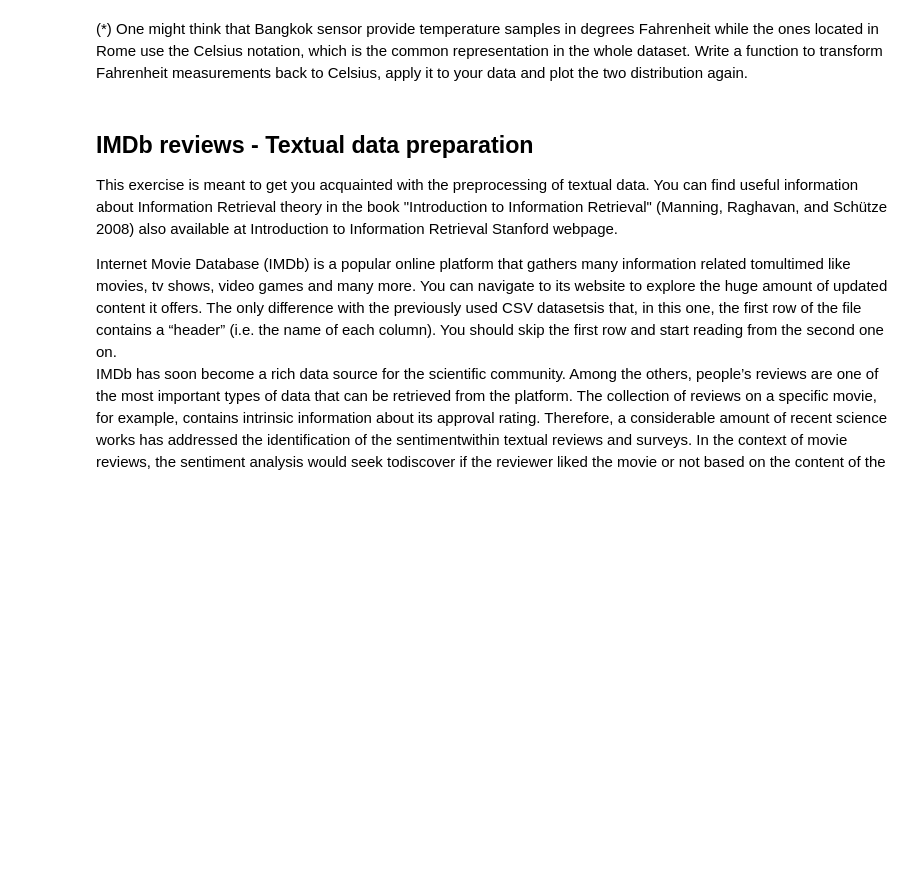
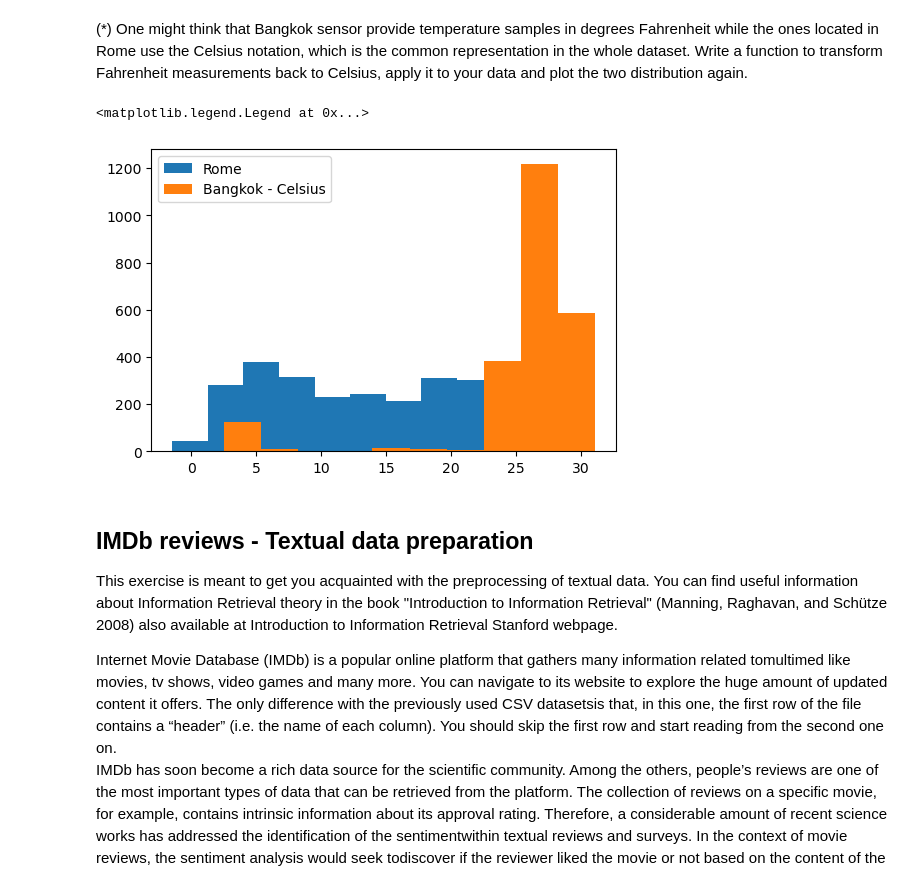
Before and after one commit to francescodisalvo05/Data-Science-Lab-Exercises, a Jupyter notebook: Notebooks/2-Laboratory-15-10-2020.ipynb, the cells around one changed output. Saved outputs shown, nothing was run; the diff lists cells and outputs as text; code cells hidden in the pictures; blank space fills up the shorter version.

```diff
--- a/Notebooks/2-Laboratory-15-10-2020.ipynb
+++ b/Notebooks/2-Laboratory-15-10-2020.ipynb
@@ -206,5 +220,16 @@ Coldest ***
 # %% [markdown]
 (*) One might think that Bangkok sensor provide temperature samples in degrees Fahrenheit while the ones located in Rome use the Celsius notation, which is the common representation in the whole dataset. Write a function to transform Fahrenheit measurements back to Celsius, apply it to your data and plot the two distribution again.
+# %%
+import matplotlib.pyplot as plt
+
+bangkokTempCelsius = [(tempF-32)/1.8 for tempF in bangkokTemp]
+
+plt.hist(romeTemp, label="Rome")
+plt.hist(bangkokTempCelsius, label="Bangkok - Celsius")
+plt.legend()
+# %% [output]
+<matplotlib.legend.Legend at 0x...>
+[figure, added]
 # %% [markdown]
 ## IMDb reviews - Textual data preparation
 This exercise is meant to get you acquainted with the preprocessing of textual data. You can find useful information about Information Retrieval theory in the book "Introduction to Information Retrieval" (Manning, Raghavan, and Schütze 2008) also available at Introduction to Information Retrieval Stanford webpage. <br />
```
Also changed, not shown: parts of 10 cells of this notebook, 2 other files.
